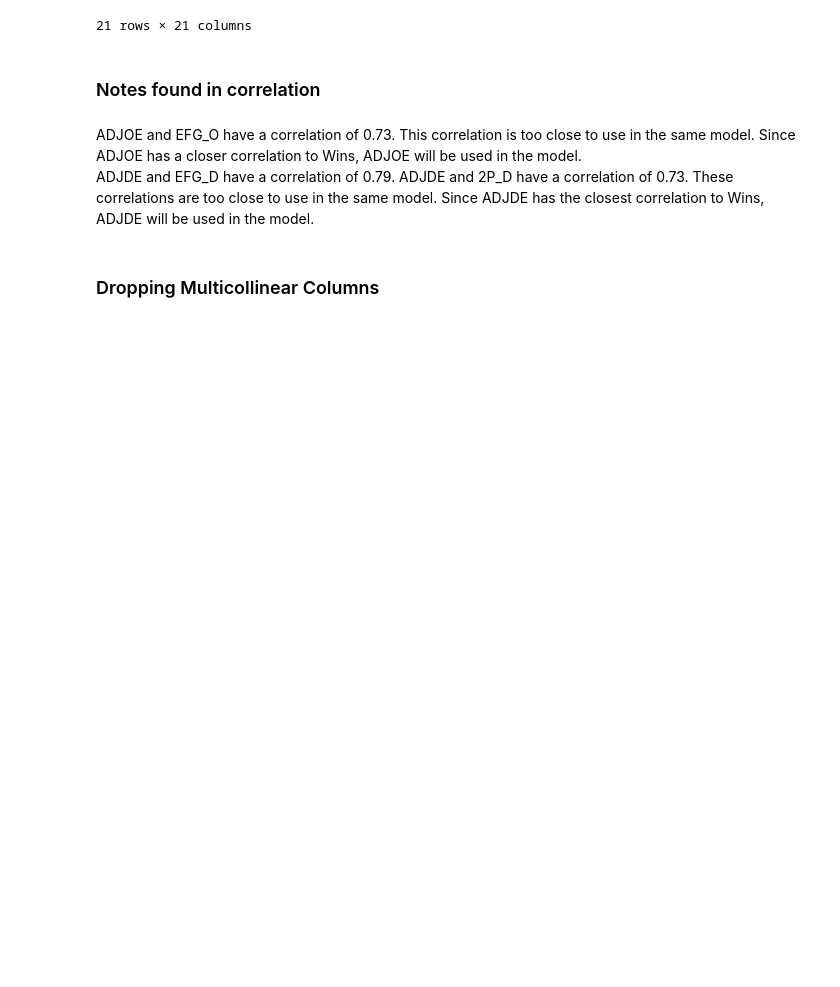
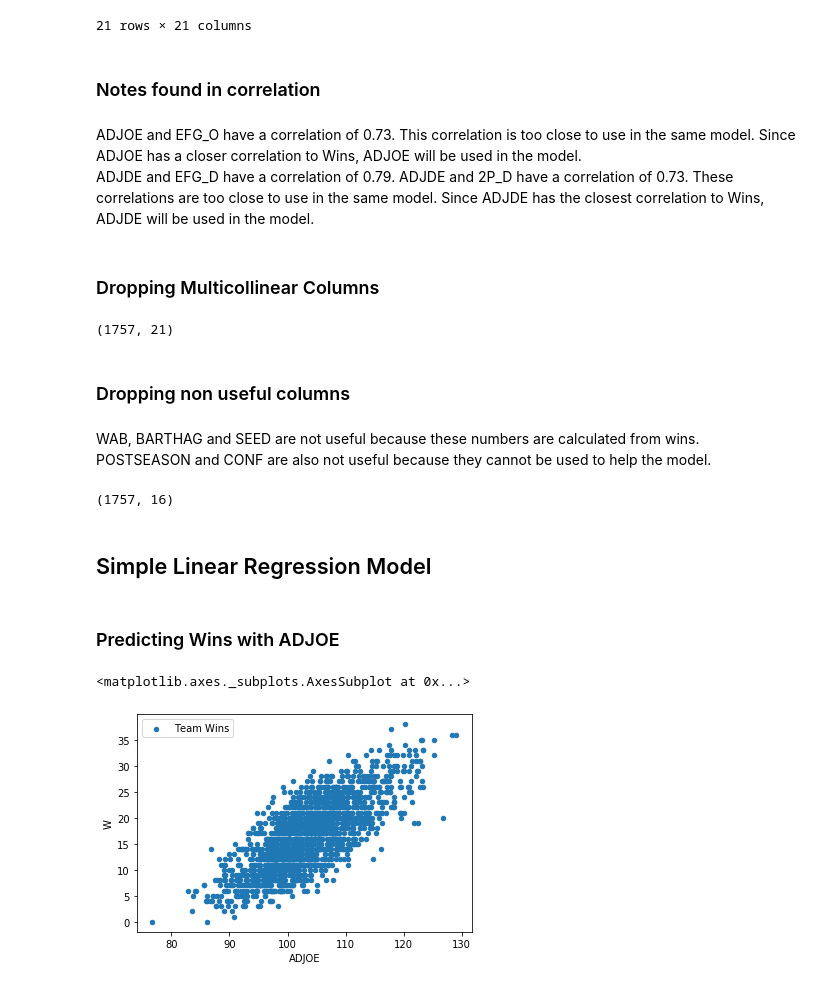
Before and after one commit to ChrisFiorentine/mod2_project, a Jupyter notebook: Final_notebook.ipynb, the cells around one changed output. Saved outputs shown, nothing was run; the diff lists cells and outputs as text; code cells hidden in the pictures; blank space fills up the shorter version.

```diff
--- a/Final_notebook.ipynb
+++ b/Final_notebook.ipynb
@@ -447,4 +467,26 @@ ADJDE and EFG_D have a correlation of 0.79. ADJDE and 2P_D have a correlation of
 # %% [markdown]
 ### Dropping Multicollinear Columns
 # %%
-df2 = df.drop('EFG_O')
+df2 = df.drop(['EFG_O', 'EFG_D', '2P_D'], axis = 1)
+df2.shape # 21 columns
+# %% [output]
+(1757, 21)
+# %% [markdown]
+### Dropping non useful columns
+# %% [markdown]
+WAB, BARTHAG and SEED are not useful because these numbers are calculated from wins.
+POSTSEASON and CONF are also not useful because they cannot be used to help the model.
+# %%
+df3 = df2.drop(['WAB','BARTHAG','SEED','POSTSEASON', 'CONF'], axis = 1)
+df3.shape # 16 columns
+# %% [output]
+(1757, 16)
+# %% [markdown]
+## Simple Linear Regression Model
+# %% [markdown]
+### Predicting Wins with ADJOE
+# %%
+df3.plot.scatter(x = 'ADJOE', y = 'W', label = 'Team Wins') # Scatter plot to display on the same graph
+# %% [output]
+<matplotlib.axes._subplots.AxesSubplot at 0x...>
+[figure, added]
```
Also changed, not shown: parts of 93 cells of this notebook.
